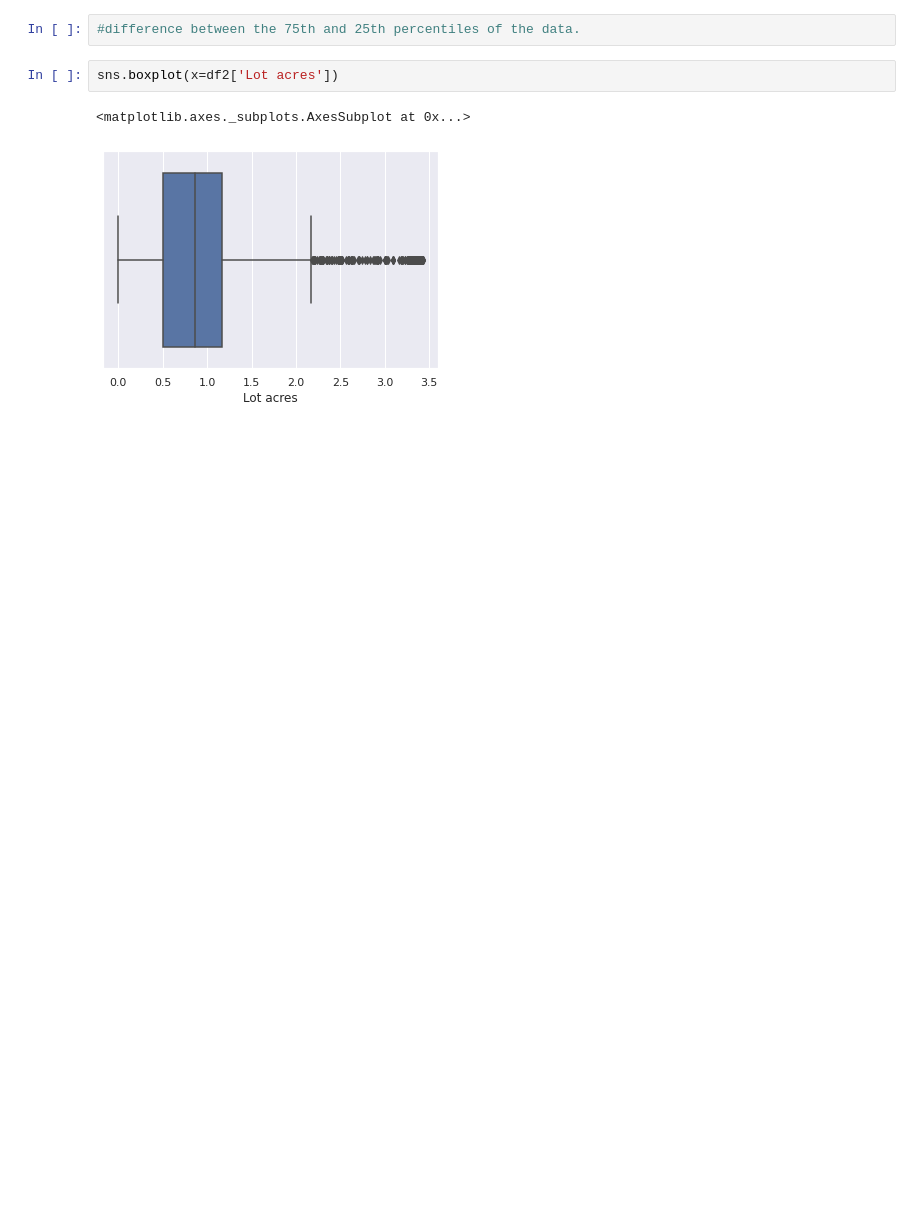
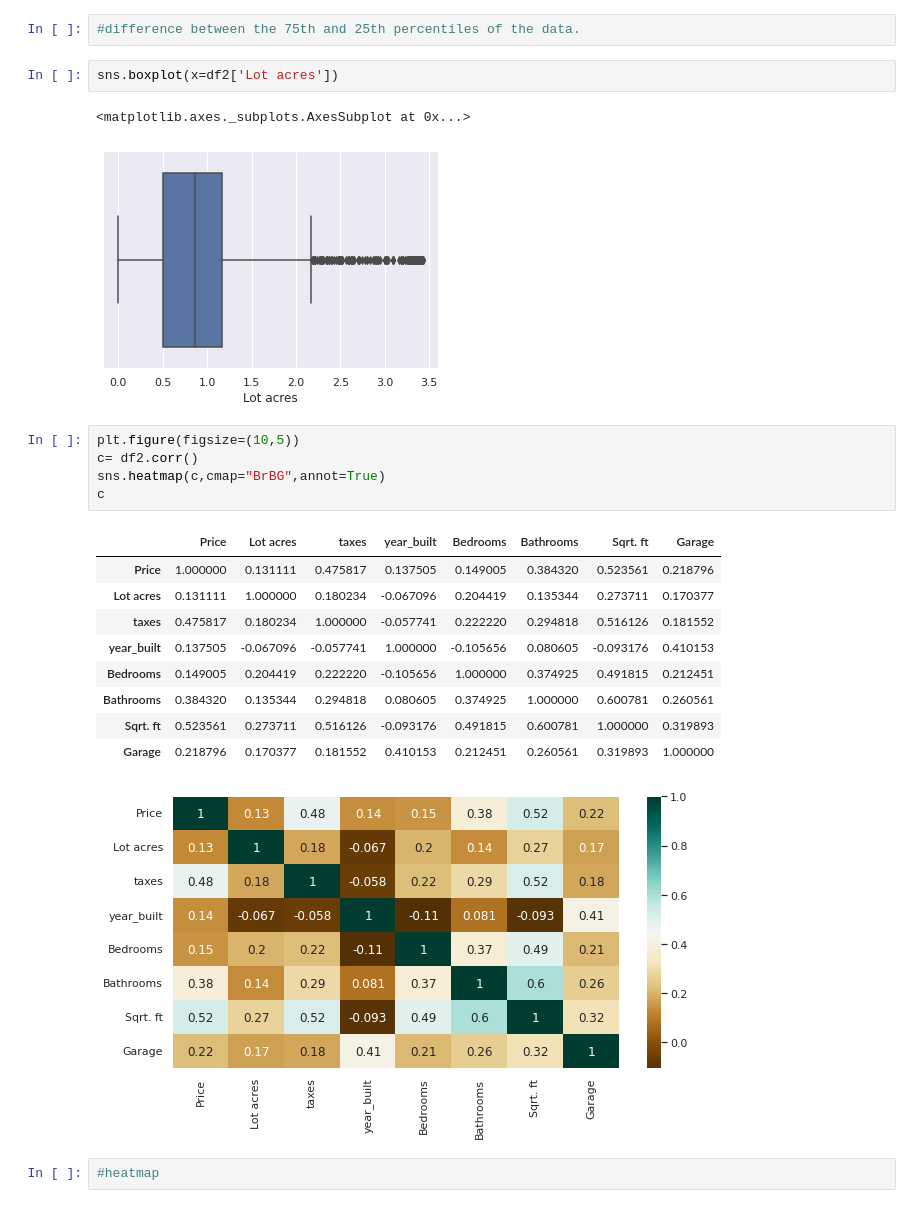
Before and after one commit to Jiji-96/Data-Cleaning-and-EDA, a Jupyter notebook: google_drive_data.ipynb, the cells around one changed output. Saved outputs shown, nothing was run; the diff lists cells and outputs as text; blank space fills up the shorter version.

```diff
--- a/google_drive_data.ipynb
+++ b/google_drive_data.ipynb
@@ -566,3 +566,21 @@ sns.boxplot(x=df2['Lot acres'])
 # %% [output]
 <matplotlib.axes._subplots.AxesSubplot at 0x...>
 [figure]
+# %%
+plt.figure(figsize=(10,5))
+c= df2.corr()
+sns.heatmap(c,cmap="BrBG",annot=True)
+c
+# %% [output]
+|  | Price | Lot acres | taxes | year_built | Bedrooms | Bathrooms | Sqrt. ft | Garage |
+| Price | 1.000000 | 0.131111 | 0.475817 | 0.137505 | 0.149005 | 0.384320 | 0.523561 | 0.218796 |
+| Lot acres | 0.131111 | 1.000000 | 0.180234 | -0.067096 | 0.204419 | 0.135344 | 0.273711 | 0.170377 |
+| taxes | 0.475817 | 0.180234 | 1.000000 | -0.057741 | 0.222220 | 0.294818 | 0.516126 | 0.181552 |
+| year_built | 0.137505 | -0.067096 | -0.057741 | 1.000000 | -0.105656 | 0.080605 | -0.093176 | 0.410153 |
+| Bedrooms | 0.149005 | 0.204419 | 0.222220 | -0.105656 | 1.000000 | 0.374925 | 0.491815 | 0.212451 |
+| Bathrooms | 0.384320 | 0.135344 | 0.294818 | 0.080605 | 0.374925 | 1.000000 | 0.600781 | 0.260561 |
+| Sqrt. ft | 0.523561 | 0.273711 | 0.516126 | -0.093176 | 0.491815 | 0.600781 | 1.000000 | 0.319893 |
+| Garage | 0.218796 | 0.170377 | 0.181552 | 0.410153 | 0.212451 | 0.260561 | 0.319893 | 1.000000 |
+[figure, added]
+# %%
+#heatmap
```
Also changed, not shown: parts of 5 cells of this notebook.
